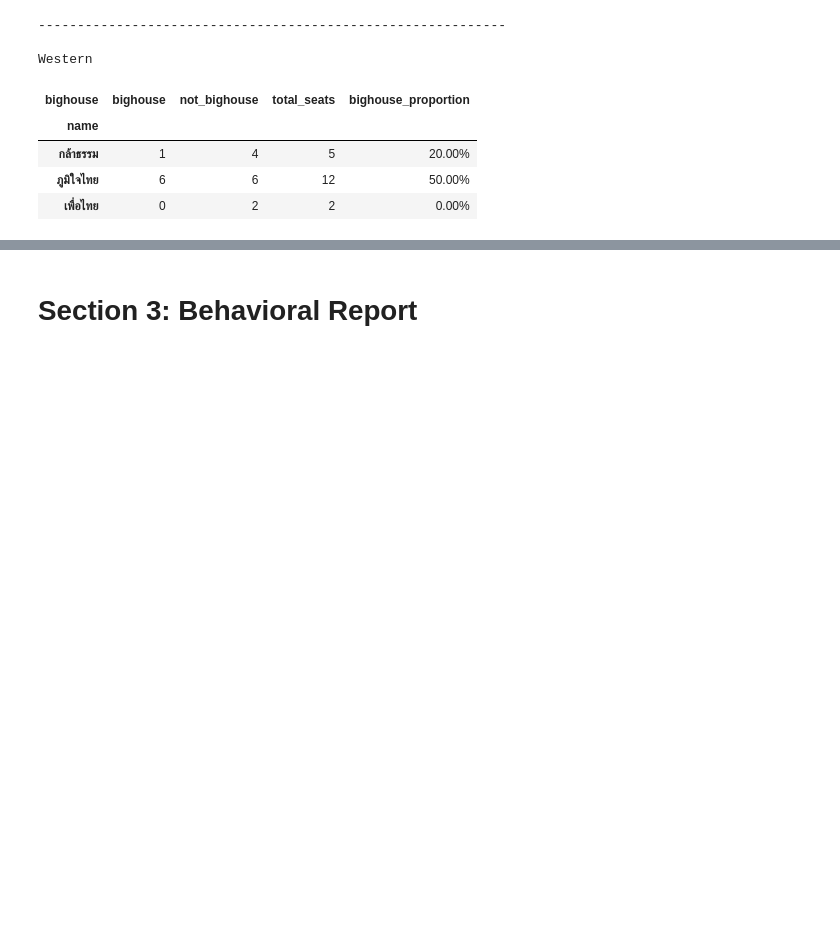
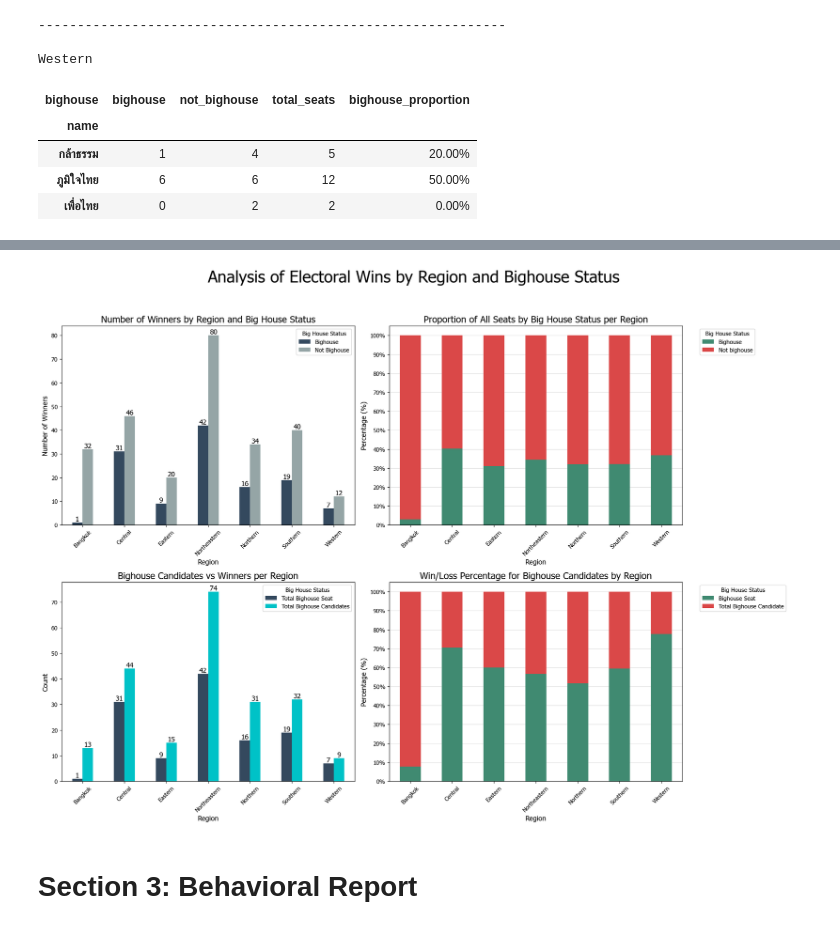
Before and after one commit to Gorszet/DADS5001_Election_2569, a Jupyter notebook: election_analysis69.ipynb, the cells around one changed output, grey strips where cells are left out. Saved outputs shown, nothing was run; the diff lists cells and outputs as text; code cells hidden in the pictures; blank space fills up the shorter version.

Commit message:
fixed region

```diff
--- a/election_analysis69.ipynb
+++ b/election_analysis69.ipynb
@@ -1276,3 +1270,95 @@ Western
 | กล้าธรรม | 1 | 4 | 5 | 20.00% |
 | ภูมิใจไทย | 6 | 6 | 12 | 50.00% |
 | เพื่อไทย | 0 | 2 | 2 | 0.00% |
+# %%
+import matplotlib.ticker as mticker
+import numpy as np
+
+winner_by_region_bighouse = df_cal_score_per_candidate_bighouse.groupby(['region', 'bighouse'])['is_winner'].sum().unstack(fill_value=0)
+
+bighouse_candidates_by_region = df_cal_score_per_candidate_bighouse[
+    df_cal_score_per_candidate_bighouse['bighouse'] == 'bighouse'
+].groupby(['region', 'is_winner']).size().unstack(fill_value=0)
+
+bighouse_percentages_by_region = bighouse_candidates_by_region.apply(lambda x: x / x.sum() * 100, axis=1)
+
+bighouse_percentages_by_region_reordered = bighouse_percentages_by_region[[1, 0]]
+
+total_bighouse_winners_per_region = bighouse_candidates_by_region[1]
+total_bighouse_losers_per_region = bighouse_candidates_by_region[0]
+total_bighouse_candidates_per_region = bighouse_candidates_by_region.sum(axis=1)
+
+bighouse_summary_table = pd.DataFrame({
+    'Total Bighouse Seat': total_bighouse_winners_per_region,
+    'Total Bighouse Losers': total_bighouse_losers_per_region,
+    'Total Bighouse Candidates': total_bighouse_candidates_per_region
+})
+
+bighouse_summary_table = bighouse_summary_table.reset_index().rename(columns={'region': 'Region'})
+
+total_winners_per_region = winner_by_region_bighouse.sum(axis=1)
+proportion_of_all_winners_by_bighouse_status = (
+    winner_by_region_bighouse.div(total_winners_per_region.replace(0, np.nan), axis=0) * 100
+).fillna(0)
+
+check_winner_graph = pd.pivot_table(
+    df_cal_score_per_candidate_bighouse,
+    values = 'is_winner',
+    index = 'bighouse',
+    aggfunc = {
+        'is_winner' : 'sum'}
+)
+
+
+fig, axes = plt.subplots(2,2, figsize=(18, 14))
+fig.suptitle('Analysis of Electoral Wins by Region and Bighouse Status', fontsize=28)
+
+# Plot 1
+winner_by_region_bighouse.plot(kind='bar', stacked=False, ax=axes[0,0], color=['#34495e', '#95a5a6'])
+axes[0,0].set_title('Number of Winners by Region and Big House Status', fontsize=16)
+axes[0,0].set_xlabel('Region', fontsize=12)
+axes[0,0].set_ylabel('Number of Winners', fontsize=12)
+axes[0,0].tick_params(axis='x', rotation=45)
+axes[0,0].legend(title='Big House Status', labels=['Bighouse', 'Not Bighouse'])
+for container in axes[0,0].containers:
+    axes[0,0].bar_label(container, fmt='%d', fontsize=12)
+
+# Plot 2
+proportion_of_all_winners_by_bighouse_status.plot(kind='bar', stacked=True, ax=axes[0,1], color=['#408A71', '#DA4848'])
+axes[0,1].set_title('Proportion of All Seats by Big House Status per Region', fontsize=16)
+axes[0,1].set_xlabel('Region', fontsize=12)
+axes[0,1].set_ylabel('Percentage (%)', fontsize=12)
+axes[0,1].tick_params(axis='x', rotation=45)
+axes[0,1].legend(title='Big House Status', labels=['Bighouse', 'Not bighouse'], bbox_to_anchor=(1.05, 1))
+axes[0,1].yaxis.set_major_formatter(mticker.PercentFormatter())
+axes[0,1].set_yticks(np.arange(0, 101, 10))
+axes[0,1].yaxis.grid(True, linestyle='-', alpha=0.4)
+axes[0,1].set_axisbelow(True)
+
+# Plot 3
+bighouse_summary_table_for_plot = bighouse_summary_table[['Region', 'Total Bighouse Seat' , 'Total Bighouse Candidates']].set_index('Region')
+bighouse_summary_table_for_plot.plot(kind='bar', stacked=False, ax=axes[1, 0], color=['#34495e', '#00C2C7'])
+axes[1, 0].set_title('Bighouse Candidates vs Winners per Region', fontsize=16)
+axes[1, 0].set_xlabel('Region', fontsize=12)
+axes[1, 0].set_ylabel('Count', fontsize=12)
+axes[1, 0].tick_params(axis='x', rotation=45)
+axes[1, 0].legend(title='Big House Status')
+for container in axes[1, 0].containers:
+    axes[1, 0].bar_label(container, fmt='%d', fontsize=12)
+
+# Plot 4
+bighouse_percentages_by_region_reordered.plot(kind='bar', stacked=True, ax=axes[1, 1], color=['#408A71', '#DA4848'])
+axes[1, 1].set_title('Win/Loss Percentage for Bighouse Candidates by Region', fontsize=16)
+axes[1, 1].set_xlabel('Region', fontsize=12)
+axes[1, 1].set_ylabel('Percentage (%)', fontsize=12)
+axes[1, 1].tick_params(axis='x', rotation=45)
+axes[1, 1].legend(title='Big House Status', labels=['Bighouse Seat', 'Total Bighouse Candidate'], bbox_to_anchor=(1.05, 1))
+axes[1, 1].yaxis.set_major_formatter(mticker.PercentFormatter())
+axes[1, 1].set_yticks(np.arange(0, 101, 10))
+axes[1, 1].yaxis.grid(True, linestyle='-', alpha=0.4)
+axes[1, 1].set_axisbelow(True)
+
+display(bighouse_summary_table)
+plt.tight_layout(rect=[0, 0.03, 1, 0.95])
+plt.show()
+# %% [output]
@@ -1279,3 +1373,4 @@ Western
+[figure, added]
 # %% [markdown]
 # Section 3: Behavioral Report
 # %% [markdown]
```
Also changed, not shown: parts of 4 cells of this notebook.
